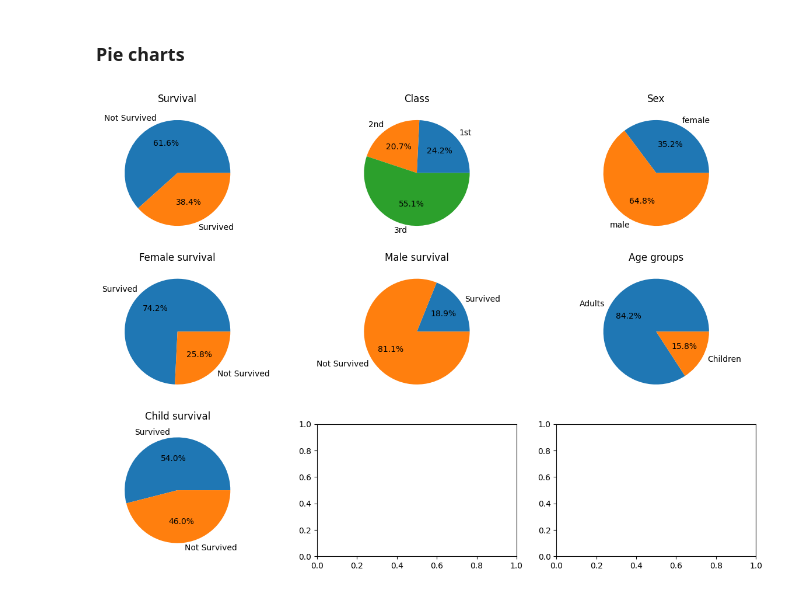
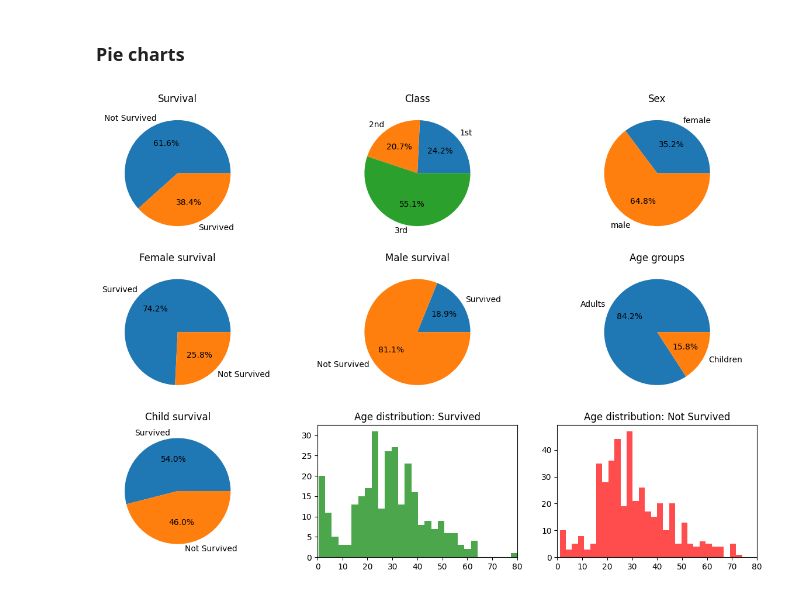
Before and after one commit to felipefcm/kaggle-titanic, a Jupyter notebook: notebooks/data_visualisations.ipynb, the cells around one changed output. Cells and saved outputs as stored; diff of their text form; code cells hidden in the pictures.

Commit message:
add hists

```diff
--- a/notebooks/data_visualisations.ipynb
+++ b/notebooks/data_visualisations.ipynb
@@ -72,31 +72,43 @@ female_survived_ax.pie(
     autopct='%1.1f%%',
 )
 
 male_survived_ax = axs[1][1]
 male_survived_ax.set_title("Male survival")
 male_survived_ax.pie(
     [len([male for male in male_survived if male['Survived'] == '1']),
      len([male for male in male_survived if male['Survived'] == '0'])],
     labels=["Survived", "Not Survived"],
     autopct='%1.1f%%',
 )
 
 child_adult_ax = axs[1][2]
 child_adult_ax.set_title("Age groups")
 child_adult_ax.pie(
     [len(adults), len(child)],
     labels=["Adults", "Children"],
     autopct='%1.1f%%',
 )
 
 child_survived_ax = axs[2][0]
 child_survived_ax.set_title("Child survival")
 child_survived_ax.pie(
     [len(child_survived), len(child) - len(child_survived)],
     labels=["Survived", "Not Survived"],
     autopct='%1.1f%%',
 )
 
+age_hist_survived_ax = axs[2][1]
+age_hist_survived_ax.set_title("Age distribution: Survived")
+ages_survived = [float(person['Age']) for person in training_data if person['Age'] and person['Survived'] == '1']
+age_hist_survived_ax.hist(ages_survived, bins=30, color='green', alpha=0.7)
+age_hist_survived_ax.set(xlim=(0, 80), xticks=np.arange(0, 81, 10))
+
+age_hist_not_survived_ax = axs[2][2]
+age_hist_not_survived_ax.set_title("Age distribution: Not Survived")
+ages_not_survived = [float(person['Age']) for person in training_data if person['Age'] and person['Survived'] == '0']
+age_hist_not_survived_ax.hist(ages_not_survived, bins=30, color='red', alpha=0.7)
+age_hist_not_survived_ax.set(xlim=(0, 80), xticks=np.arange(0, 81, 10))
+
 plt.show()
 # %% [output]
-[figure, old version]
+[figure, new version]
```
